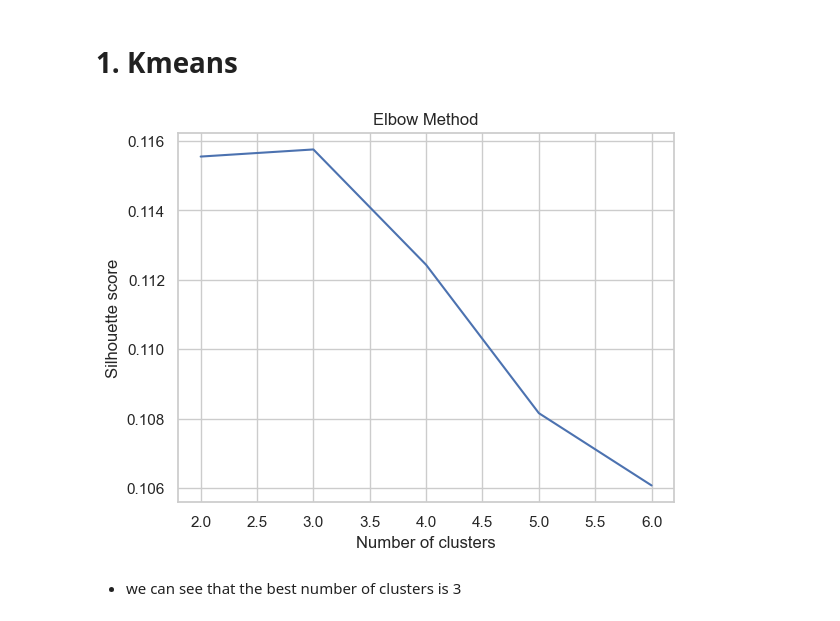
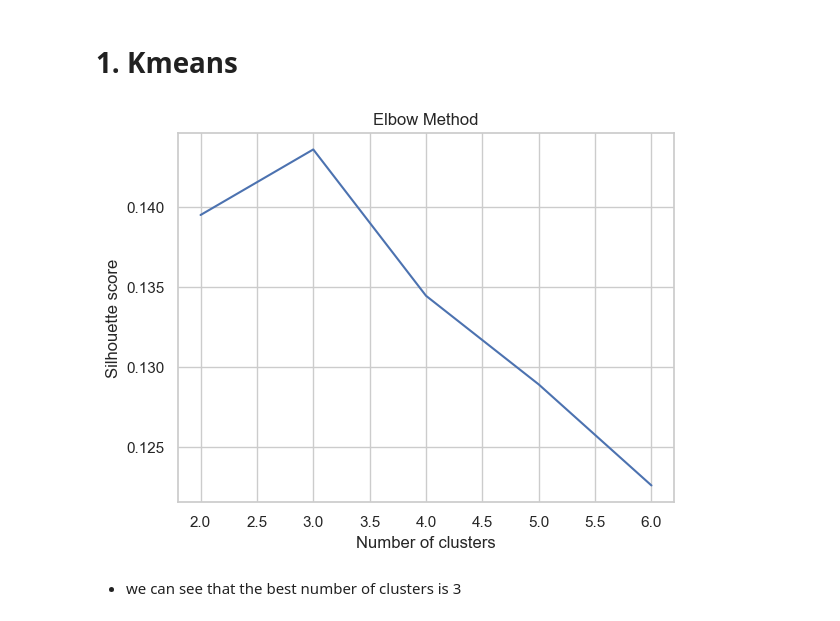
Before and after one commit to Mounir-charef/data_mining, a Jupyter notebook: notebooks/unsupervised_learning.ipynb, the cells around one changed output. Cells and saved outputs as stored; diff of their text form; code cells hidden in the pictures.

Commit message:
add: KMeans and silhouette_score metric

```diff
--- a/notebooks/unsupervised_learning.ipynb
+++ b/notebooks/unsupervised_learning.ipynb
@@ -45,9 +45,9 @@ print(X_train.shape, X_test.shape, Y_train.shape, Y_test.shape)
 # %% [markdown]
 # 1. Kmeans
 # %%
-kmeans_elbow(X.to_numpy(), k_range=range(2, 7))
+kmeans_elbow(X.to_numpy(), k_range=range(2, 7), strategy='manhattan')
 # %% [output]
-[figure, old version]
+[figure, new version]
 # %% [markdown]
 - we can see that the best number of clusters is 3
 # %%
```
Also changed, not shown: parts of 7 cells of this notebook, 3 other files.
